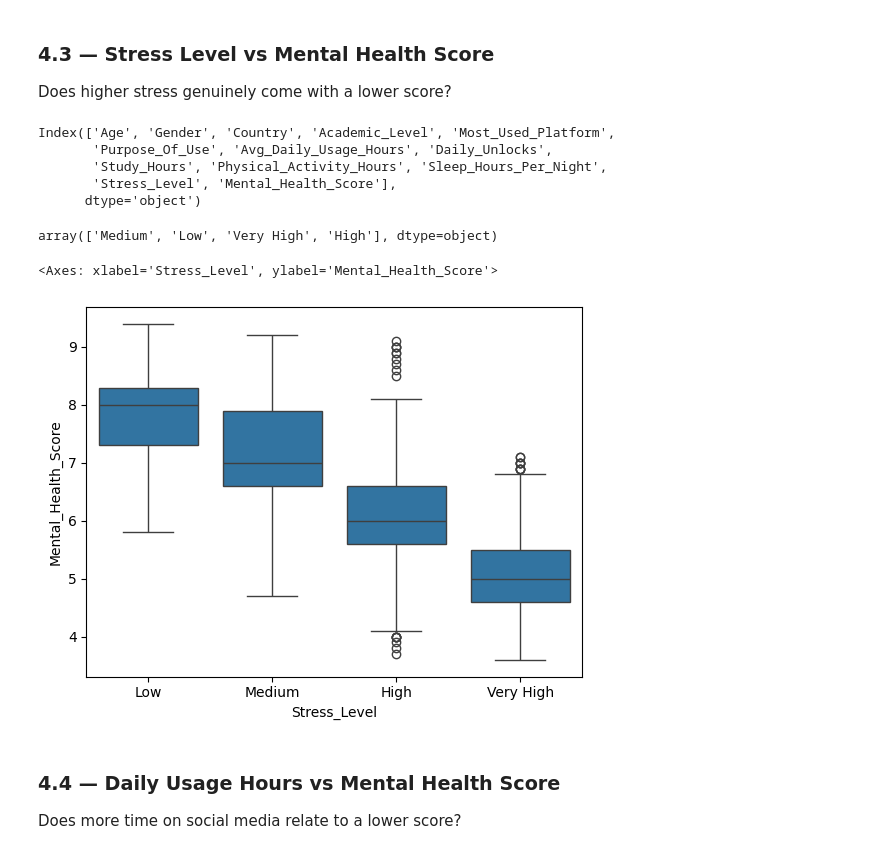
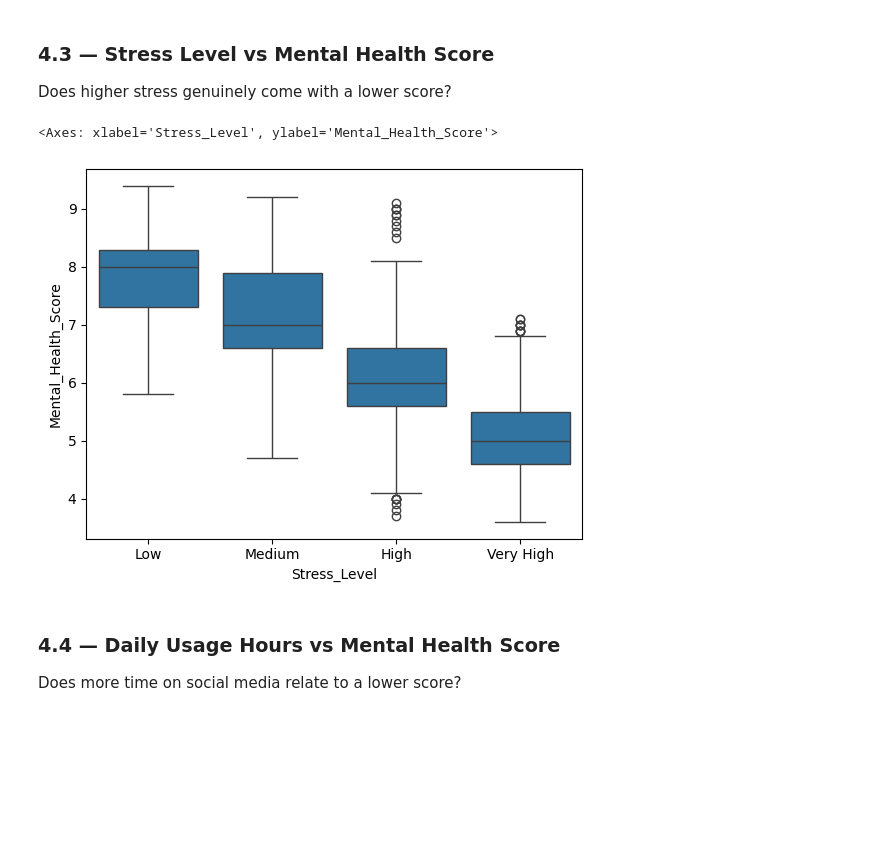
Before and after one commit to Precipitation-Rain/Metal-Health-Predictor, a Jupyter notebook: ML_Project.ipynb, the cells around one changed output. Drawn from its saved outputs; the diff is of its cells as text; code cells hidden in the pictures; blank space fills up the shorter version.

```diff
--- a/ML_Project.ipynb
+++ b/ML_Project.ipynb
@@ -79,24 +155,12 @@ sns.heatmap(df.corr(numeric_only=True), annot=True)
 ### 4.3 — Stress Level vs Mental Health Score
 
 Does higher stress genuinely come with a lower score?
-# %%
-df.columns
-# %% [output]
-Index(['Age', 'Gender', 'Country', 'Academic_Level', 'Most_Used_Platform',
-       'Purpose_Of_Use', 'Avg_Daily_Usage_Hours', 'Daily_Unlocks',
-       'Study_Hours', 'Physical_Activity_Hours', 'Sleep_Hours_Per_Night',
-       'Stress_Level', 'Mental_Health_Score'],
-      dtype='object')
-# %%
-df['Stress_Level'].unique()
-# %% [output]
-array(['Medium', 'Low', 'Very High', 'High'], dtype=object)
-# %%
-order = ['Low', 'Medium', 'High', 'Very High']
-sns.boxplot(x='Stress_Level', y='Mental_Health_Score',data=df, order=order)
-# %% [output]
-<Axes: xlabel='Stress_Level', ylabel='Mental_Health_Score'>
-[figure, removed]
+# %%
+order = ['Low' , 'Medium' , 'High' , 'Very High']
+sns.boxplot( x = df['Stress_Level']  , y = df['Mental_Health_Score'] , order=order)
+# %% [output]
+<Axes: xlabel='Stress_Level', ylabel='Mental_Health_Score'>
+[figure, added]
 # %% [markdown]
 ### 4.4 — Daily Usage Hours vs Mental Health Score
 
```
Also changed, not shown: parts of 67 cells of this notebook, 6 other files.
